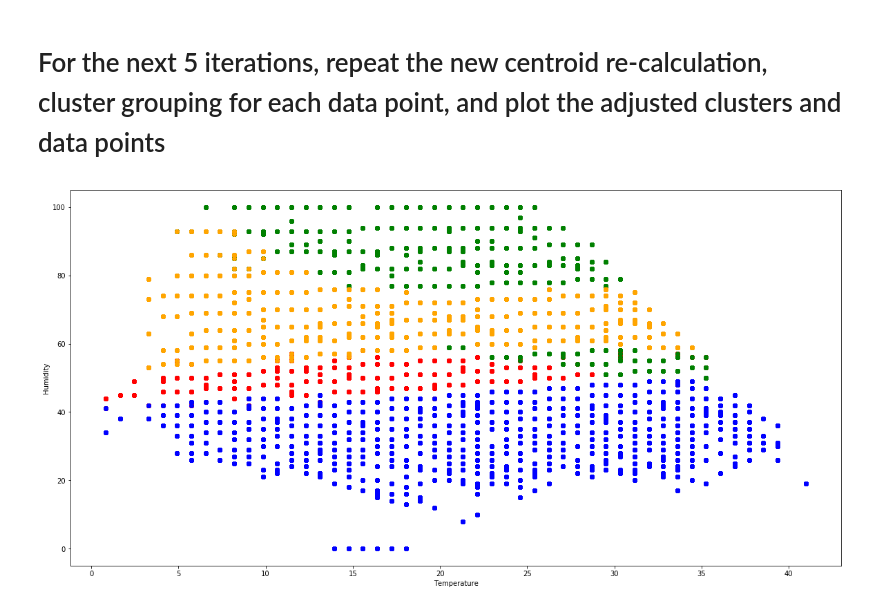
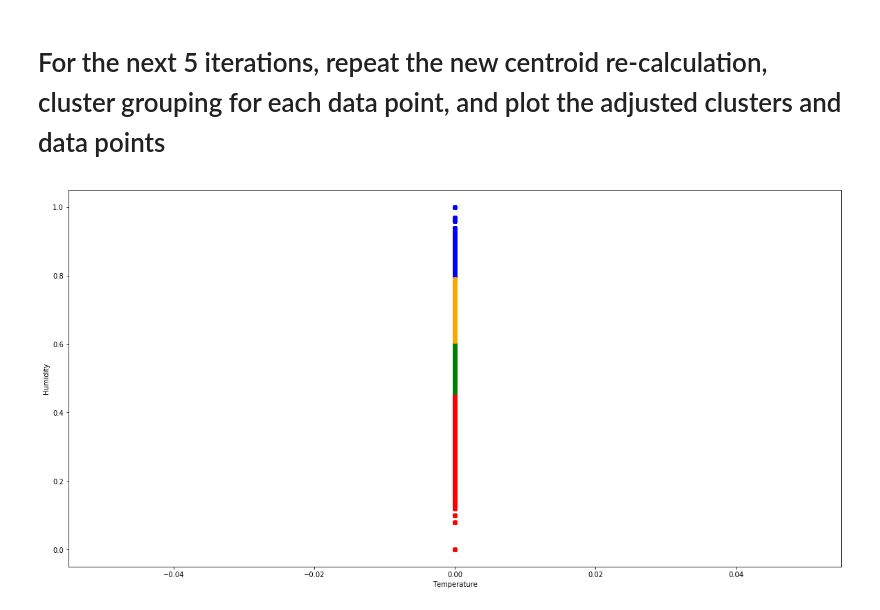
Before and after one commit to heynellywelly/k-means-clustering-exploration, a Jupyter notebook: k_means_cluster/K_Means_Clustering.ipynb, the cells around one changed output. Saved outputs shown, nothing was run; the diff lists cells and outputs as text; code cells hidden in the pictures.

Commit message:
Re-scaled the data to a [0, 1] range for each feature, in order to standardize the variances of the features. This helps to equalize the separation of data points.

```diff
--- a/k_means_cluster/K_Means_Clustering.ipynb
+++ b/k_means_cluster/K_Means_Clustering.ipynb
@@ -20,0 +43,17 @@ df.head()
+# %%
+def scale_my_values(row):
+    # This is zero because the max - min value is zero
+    # I simply assigned this to be zero to save on computations
+    scaled_temp = 0
+
+    # Denominator of the humidity feature
+    denom_humidity = 100
+
+    scaled_humidity = np.divide(
+        row['humidity'] - min_humid,    # This is the numerator
+        denom_humidity
+    )
+
+    return pd.Series([scaled_temp, scaled_humidity], index=['temp', 'humidity'])
+# %%
+scaled_df = df.apply(scale_my_values, axis=1)
@@ -41,7 +89,10 @@ def calc_within_cluster_sse(num_clusters):
     # Select num_clusters worth of random points to initialize as the centroid mean
     centroids = []
     for i in range(0, num_clusters):
-        centroids.append((df.iloc[np.random.randint(0, df.shape[0])]['temp'], df.iloc[np.random.randint(0, df.shape[0])]['humidity']))
+        centroids.append((
+            scaled_df.iloc[np.random.randint(0, scaled_df.shape[0])]['temp'],
+            scaled_df.iloc[np.random.randint(0, scaled_df.shape[0])]['humidity']
+        ))
 
     # Initialize a dictionary of K lists to store the points that map to the closest centroid
     centroid_to_row_num = {}
@@ -50,7 +101,7 @@ def calc_within_cluster_sse(num_clusters):
         centroid_to_row_num[each_cluster_index] = []
 
     # Assign the data points to the nearest cluster
-    df.apply(find_closest_centroid, args=(centroids, centroid_to_row_num,), axis=1)
+    scaled_df.apply(find_closest_centroid, args=(centroids, centroid_to_row_num,), axis=1)
 
     # Calculate the average within-cluster sum-of-squared errors across all clusters
     avg_within_cluster_sse = 0
@@ -119,7 +174,10 @@ num_clusters = 4
 # %%
 centroids = []
 for i in range(0, num_clusters):
-    centroids.append((df.iloc[np.random.randint(0, df.shape[0])]['temp'], df.iloc[np.random.randint(0, df.shape[0])]['humidity']))
+    centroids.append((
+        scaled_df.iloc[np.random.randint(0, scaled_df.shape[0])]['temp'],
+        scaled_df.iloc[np.random.randint(0, scaled_df.shape[0])]['humidity']
+    ))
 # %%
 centroids
 # %% [output]
@@ -218,26 +276,26 @@ num_iterations = 100
 # %%
 for i in range(0, num_iterations):
     # Re-calculate the new cluster centroid
     for cluster_centroid_index in centroid_to_row_num:
         centroids[cluster_centroid_index] = (np.mean([x[0] for x in centroid_to_row_num[cluster_centroid_index]]), np.mean([x[1] for x in centroid_to_row_num[cluster_centroid_index]]))
 
     # Re-calculate the distance between each point and the new cluster centroid,
     # assigning them a new cluster grouping if necessary
-    df.apply(find_closest_centroid, args=(centroids, centroid_to_row_num,), axis=1)
+    scaled_df.apply(find_closest_centroid, args=(centroids, centroid_to_row_num,), axis=1)
 
     # Plot the new adjusted cluster(s) and data point(s)
 #     graph_point_colors = ['red', 'blue', 'green', 'orange', 'cyan', 'magenta', 'pink', 'black', 'plum', 'yellowgreen']
 #     plt.figure(figsize=(20,10))
 #     for i in range(0, num_clusters):
 #         plt.plot([x[0] for x in centroid_to_row_num[i]], [x[1] for x in centroid_to_row_num[i]], 'o', color=graph_point_colors[i])
 #     plt.xlabel('Temperature')
 #     plt.ylabel('Humidity')
 
 graph_point_colors = ['red', 'blue', 'green', 'orange', 'cyan', 'magenta', 'pink', 'black', 'plum', 'yellowgreen']
 plt.figure(figsize=(20,10))
 for i in range(0, num_clusters):
     plt.plot([x[0] for x in centroid_to_row_num[i]], [x[1] for x in centroid_to_row_num[i]], 'o', color=graph_point_colors[i])
     plt.xlabel('Temperature')
     plt.ylabel('Humidity')
 # %% [output]
-[figure, old version]
+[figure, new version]
```
Also changed, not shown: parts of 11 cells of this notebook.
